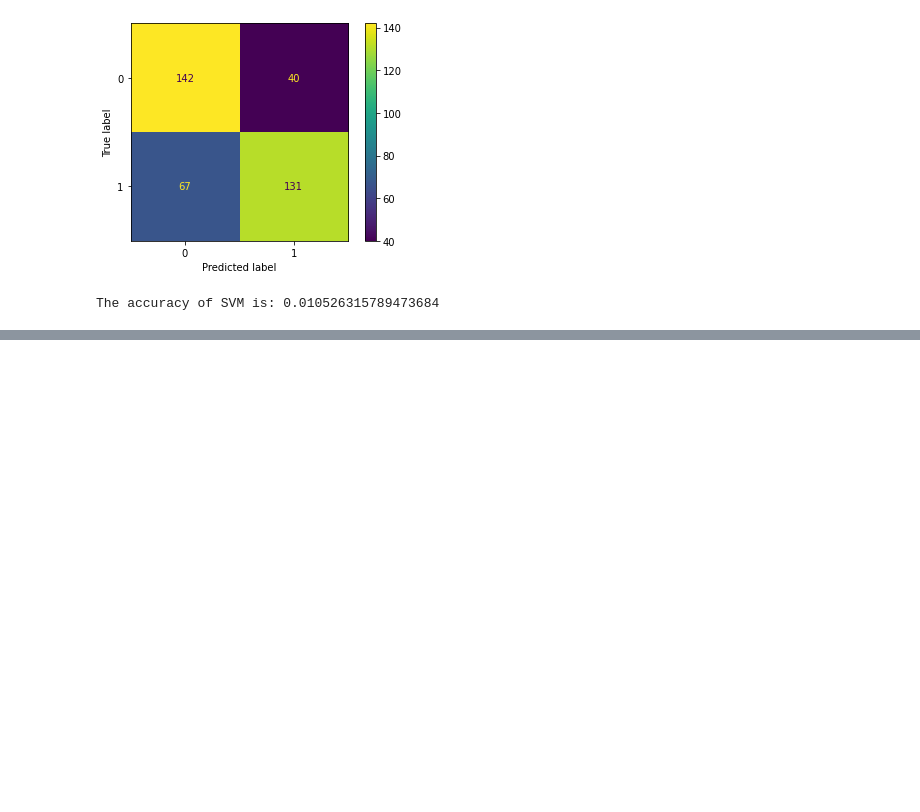
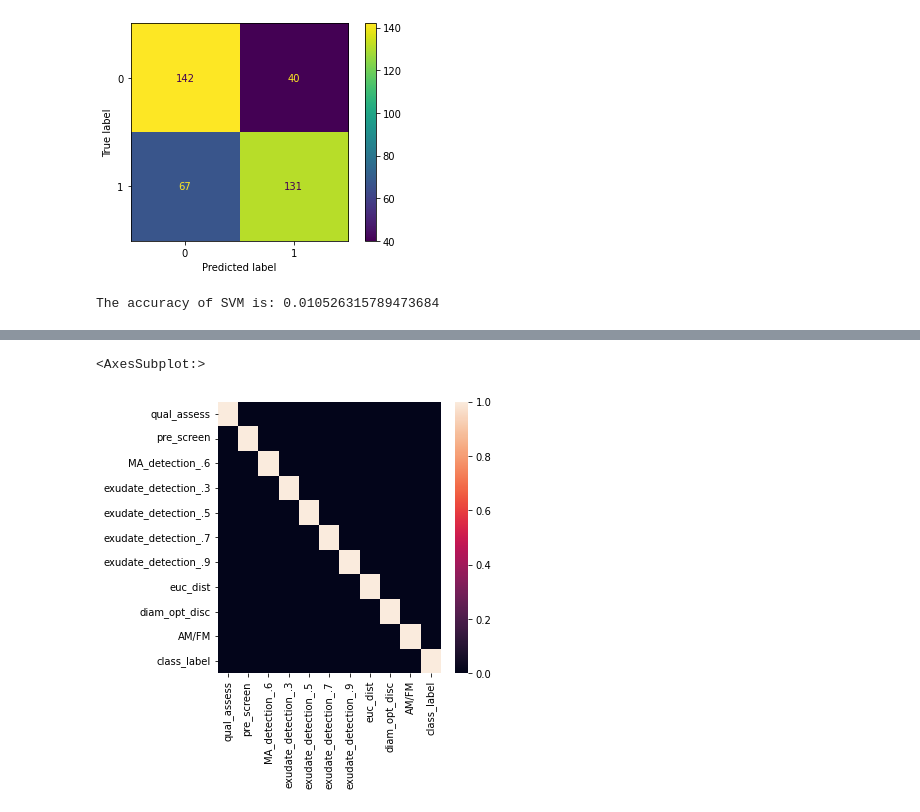
Before and after one commit to Giusseppe-97/Uncertainty_Quantification, a Jupyter notebook: code/code_classification/Messidor/support_vector_machine_messidor.ipynb, the cells around one changed output, grey strips where cells are left out. Saved outputs shown, nothing was run; the diff lists cells and outputs as text; code cells hidden in the pictures; blank space fills up the shorter version.

```diff
--- a/code/code_classification/Messidor/support_vector_machine_messidor.ipynb
+++ b/code/code_classification/Messidor/support_vector_machine_messidor.ipynb
@@ -335,0 +425,10 @@ The accuracy of SVM is: 0.010526315789473684
+# %%
+# Since we will need to drop all but 1 of the MA features, we will try 6 different datasets, each keeping a
+# different MA feature. Initialize these data frames by backing copy of original.
+
+df_MA5 = df.copy()
+df_MA6 = df.copy()
+df_MA7 = df.copy()
+df_MA8 = df.copy()
+df_MA9 = df.copy()
+df_MA10 = df.copy()
@@ -335,0 +501,6 @@ The accuracy of SVM is: 0.010526315789473684
+# %%
+fig = plt.figure(figsize = (5,5))
+sns.heatmap(abs(df_MA6.corr()) > .8)
+# %% [output]
+<AxesSubplot:>
+[figure, added]
```
Also changed, not shown: parts of 28 cells of this notebook.
